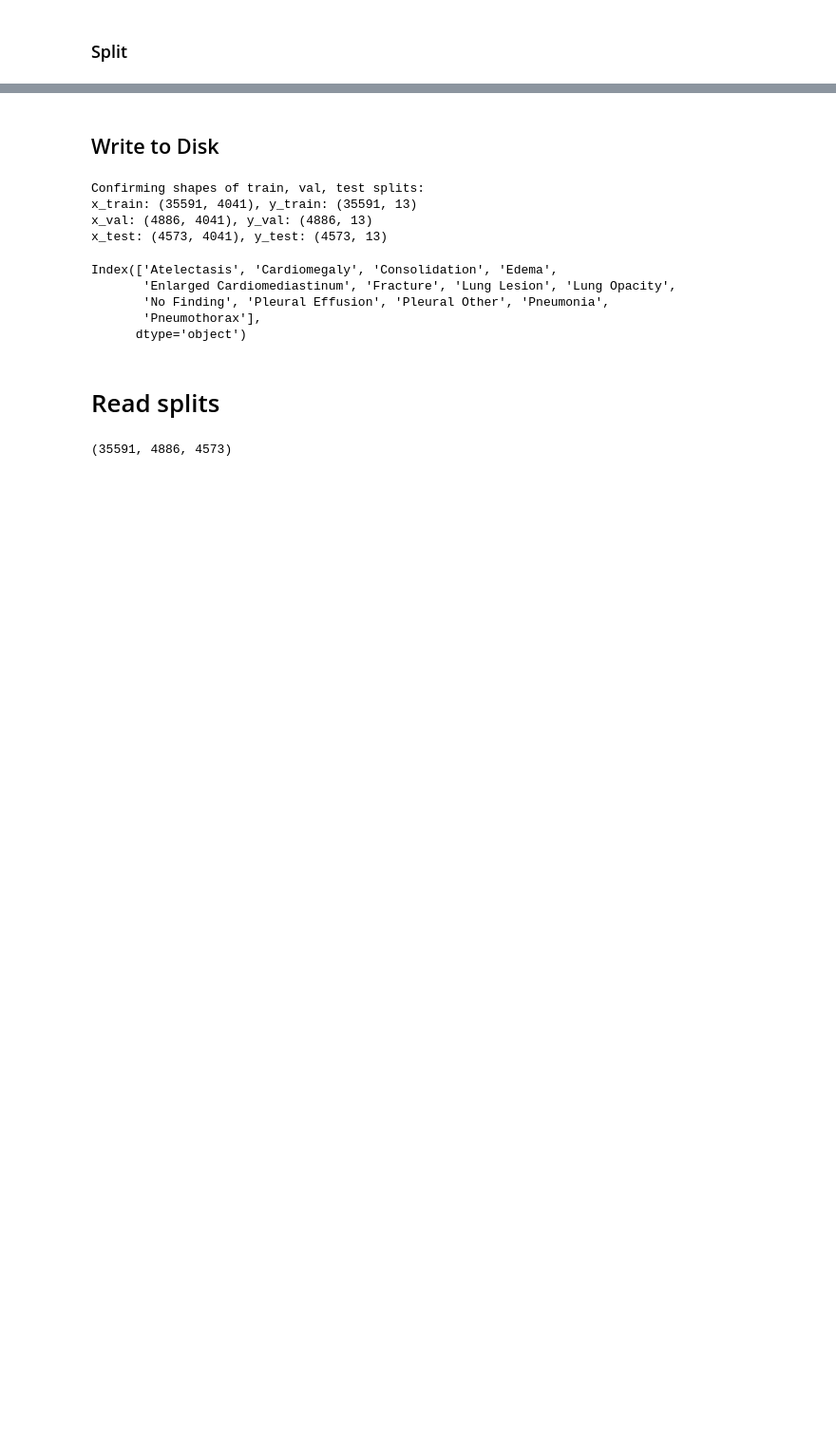
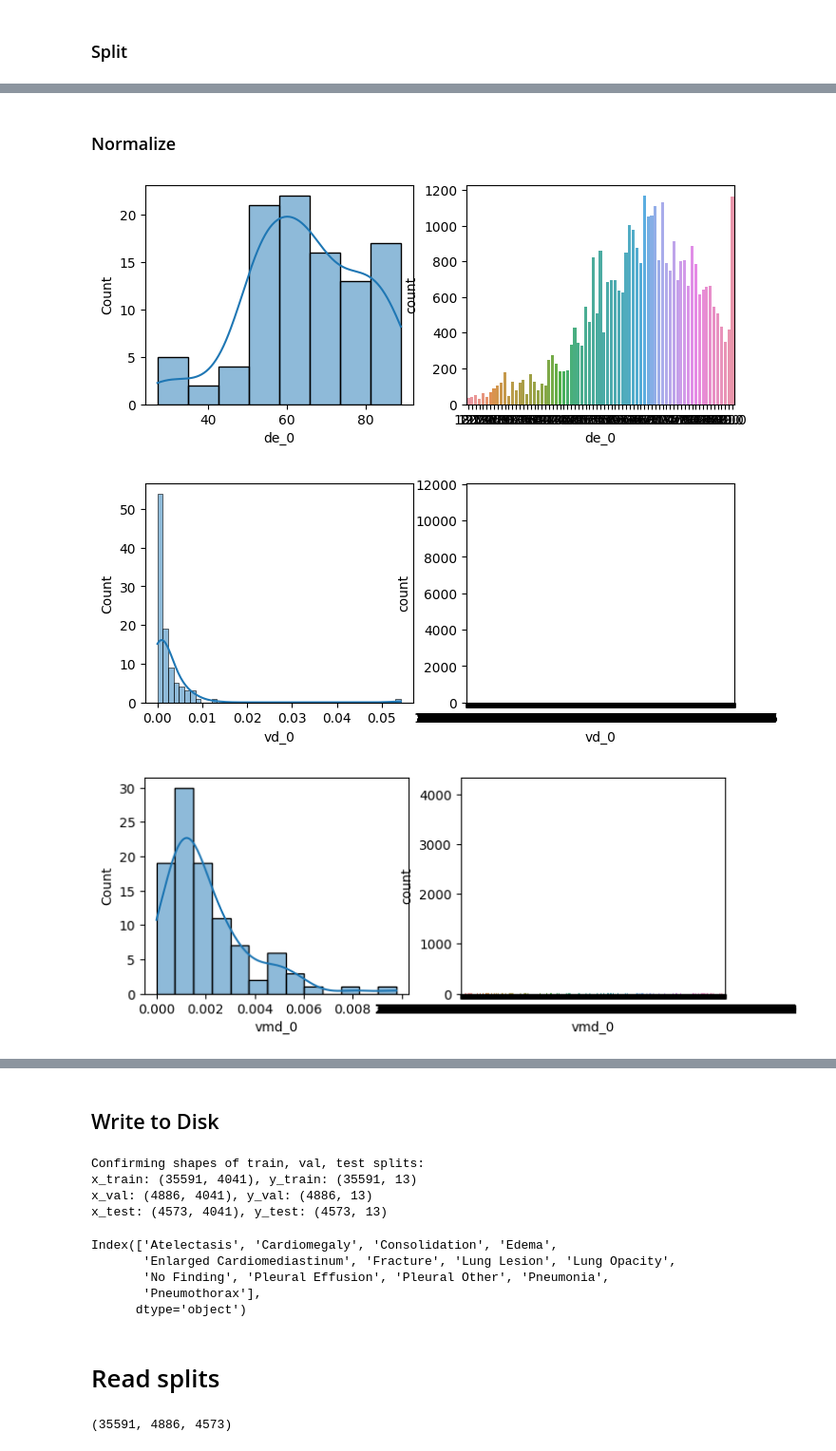
Before and after one commit to vin00d/lemoncake, a Jupyter notebook: notebooks/01_data_preprocess.ipynb, the cells around one changed output, grey strips where cells are left out. Shown: that part at 95% size. Drawn from its saved outputs; the diff is of its cells as text; code cells hidden in the pictures; blank space fills up the shorter version.

Commit message:
normalized data

```diff
--- a/notebooks/01_data_preprocess.ipynb
+++ b/notebooks/01_data_preprocess.ipynb
@@ -234,3 +219,25 @@ Index(['Atelectasis', 'Cardiomegaly', 'Consolidation', 'Edema',
 # print(f"train: {x_train.haim_id.nunique()}")
 # print(f"val: {x_val.haim_id.nunique()}")
 # print(f"test: {x_test.haim_id.nunique()}")
+# %% [markdown]
+### Normalize
+# %%
+# plot the distribution of data
+
+import matplotlib.pyplot as plt
+import seaborn as sns
+
+def plot_dist(df, sample_size=1000):
+    cols = ['de_0', 'vd_0', 'vmd_0', 'ts_ce_0', 'ts_le_0', 'ts_pe_0', 'n_ecg_0', 'n_ech_0']
+    # fig, axs = plt.subplots(2, 4, figsize=(12, 6))
+    for col in cols:
+        fig, axs = plt.subplots(1, 2, figsize=(8, 3))
+        sns.histplot(data=df.sample(sample_size, random_state=1234), x=col, kde=True, ax=axs[0])
+        sns.countplot(x=col, data=df, ax=axs[1])
+        plt.show()
+# %%
+plot_dist(x_train, sample_size=100)
+# %% [output]
+[figure, added]
+[figure, added]
+[figure, added]
```
Also changed, not shown: parts of 19 cells of this notebook.
